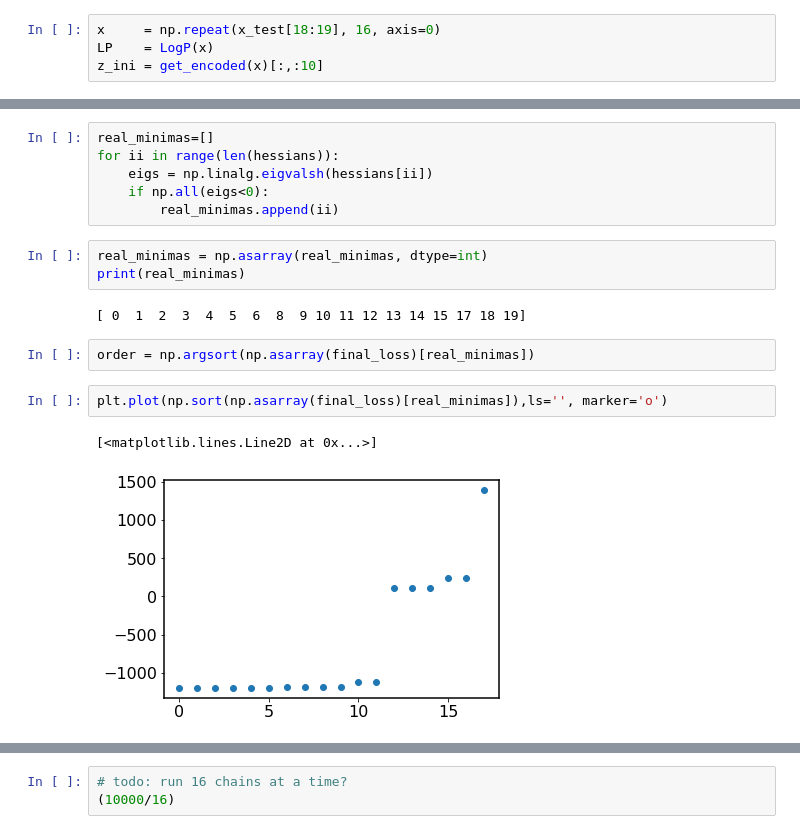
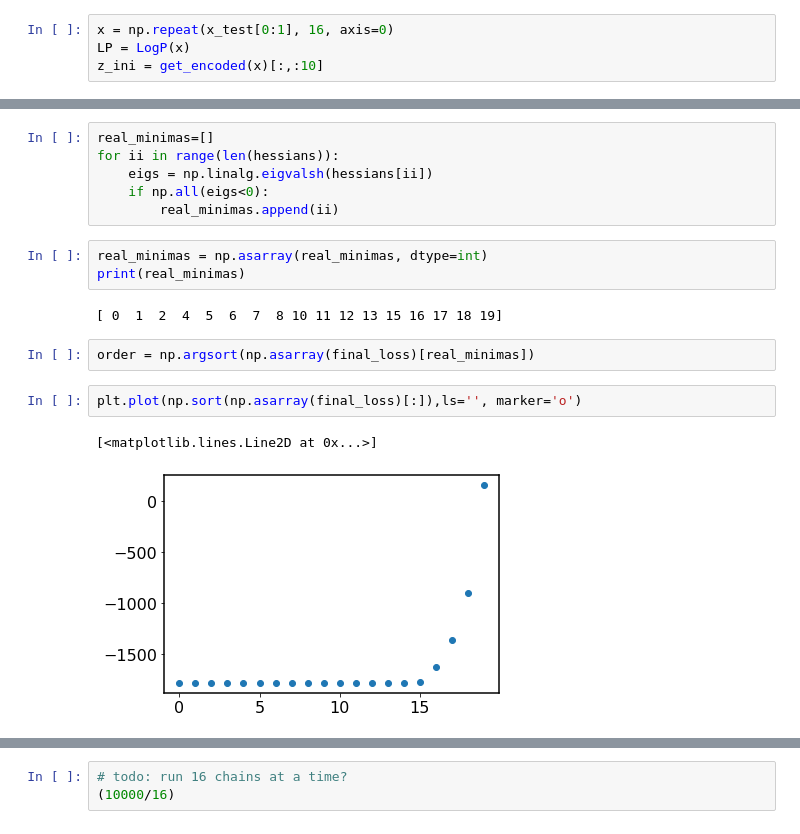
Before and after one commit to VMBoehm/PAE, a Jupyter notebook: notebooks/tf2/logp_eval_tflowsampler.ipynb, the cells around one changed output, grey strips where cells are left out. Drawn from its saved outputs; the diff is of its cells as text.

```diff
--- a/notebooks/tf2/logp_eval_tflowsampler.ipynb
+++ b/notebooks/tf2/logp_eval_tflowsampler.ipynb
@@ -176,6 +178,6 @@ class LogP():
 
         return logp, grad
 # %%
-x     = np.repeat(x_test[18:19], 16, axis=0)
-LP    = LogP(x)
+x = np.repeat(x_test[0:1], 16, axis=0)
+LP = LogP(x)
 z_ini = get_encoded(x)[:,:10]
@@ -351,14 +288,14 @@ for ii in range(len(hessians)):
 real_minimas = np.asarray(real_minimas, dtype=int)
 print(real_minimas)
 # %% [output]
-[ 0  1  2  3  4  5  6  8  9 10 11 12 13 14 15 17 18 19]
+[ 0  1  2  4  5  6  7  8 10 11 12 13 15 16 17 18 19]
 # %%
 order = np.argsort(np.asarray(final_loss)[real_minimas])
 # %%
-plt.plot(np.sort(np.asarray(final_loss)[real_minimas]),ls='', marker='o')
+plt.plot(np.sort(np.asarray(final_loss)[:]),ls='', marker='o')
 # %% [output]
 [<matplotlib.lines.Line2D at 0x...>]
-[figure, old version]
+[figure, new version]
 # %%
 col = plt.cm.jet(np.linspace(0,1,len(order)))
 for ii in range(len(real_minimas[order])):
```
Also changed, not shown: parts of 30 cells of this notebook, 2 other files.
